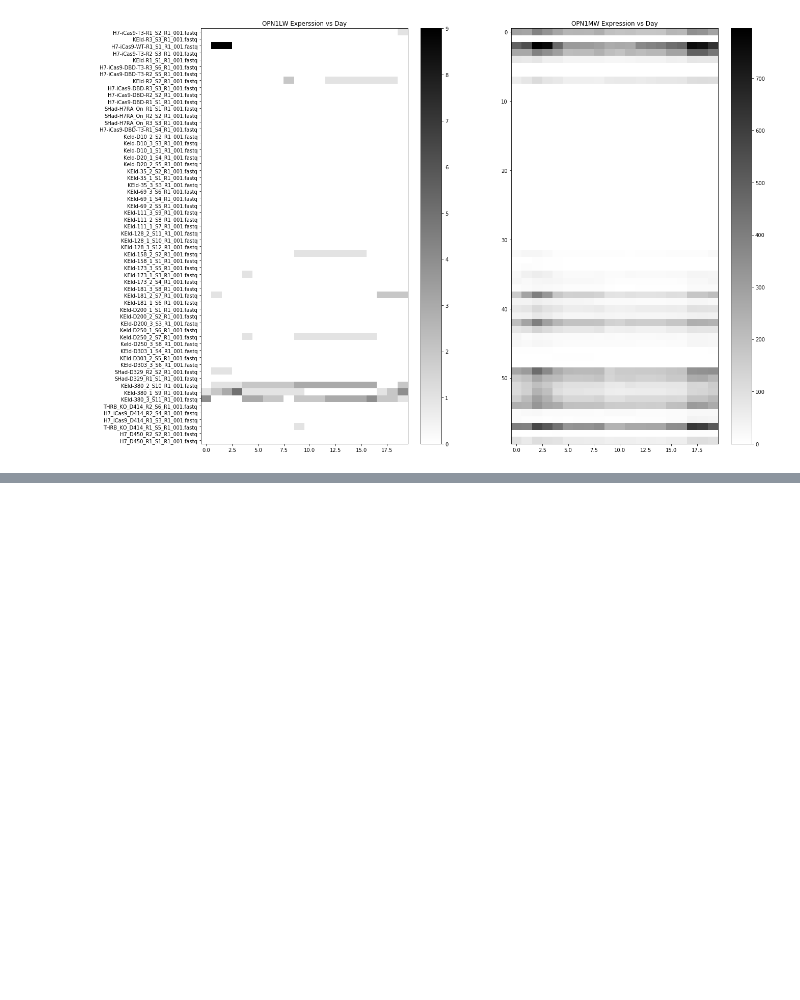
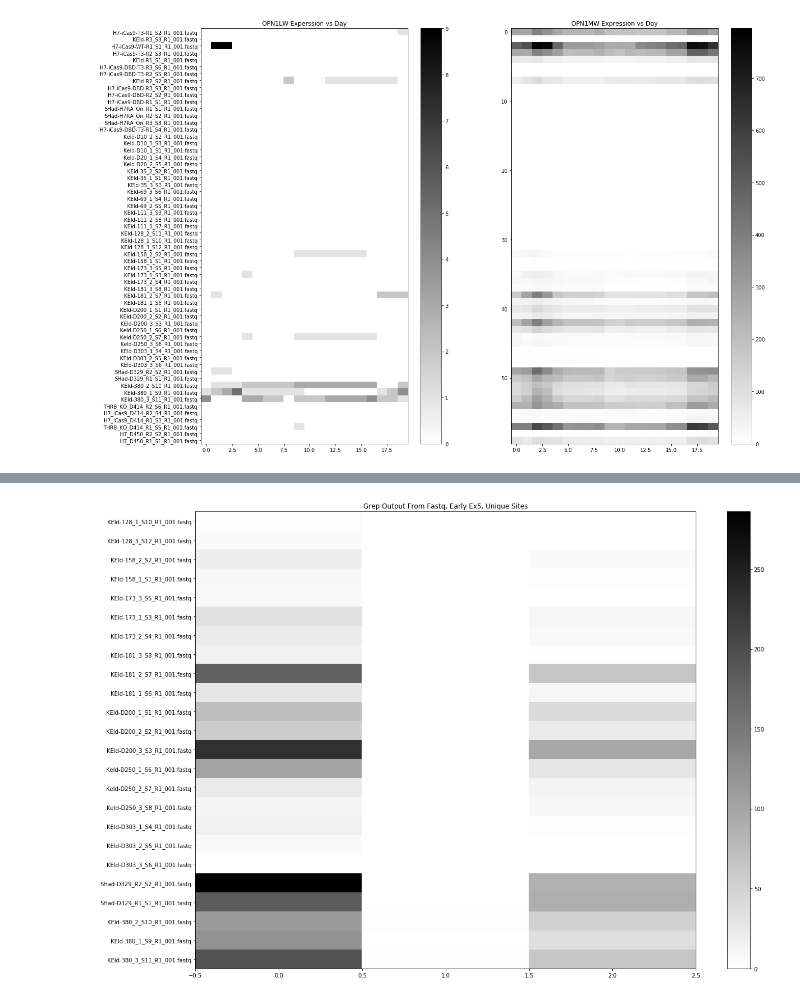
Before and after one commit to bbrener1/johnston_retina, a Jupyter notebook: notebook/processing.ipynb, the cells around one changed output, grey strips where cells are left out. Drawn from its saved outputs; the diff is of its cells as text; code cells hidden in the pictures; blank space fills up the shorter version.

```diff
--- a/notebook/processing.ipynb
+++ b/notebook/processing.ipynb
@@ -257,0 +315,33 @@ print(len(sample_order))
+# %%
+# We would like to sanity-check our pileups via a direct grep of the underlying FASTQ files:
+
+# Here are sequences we'd like to grep for, note we are grepping for reverse complement of ref:
+
+# Exon 5 beginning (non-unique):
+# Reference sequence: GTGGCAAAGCAGCAG
+ex5e = 'CTGCTGCTTTGCCAC'
+
+# Exon 5, first 3 unique sites:
+# LW reference: ATCTTTGCGTACTGC
+# MW reference: GTCCTGGCATTCTGC
+ex5ulw = 'GCAGTACGCAAAGAT'
+ex5umw = 'GCAGAATGCCAGGAC'
+
+!cat ../../raw_data/raw_data/KEld-181_3_S8_R1_001.fastq | grep -F {ex5umw}
+grep_table = np.zeros((len(sample_order[30:-6]),3))
+
+for i,sample_index in enumerate(sample_order[30:-6]):
+    sample = samples[sample_index]
+    print(sample)
+
+    early = !cat ../../raw_data/raw_data/{sample} | grep -F {ex5e} | wc -l
+    lw_count = !cat ../../raw_data/raw_data/{sample} | grep -F {ex5ulw} | wc -l
+    mw_count = !cat ../../raw_data/raw_data/{sample} | grep -F {ex5umw} | wc -l
+    try:
+        grep_table[i,0] = int(early[0])
+        grep_table[i,1] = int(lw_count[0])
+        grep_table[i,2] = int(mw_count[0])
+    except:
+        print([early,lw_count,mw_count])
+        continue
+    print(grep_table[i])
@@ -257,0 +386,10 @@ print(len(sample_order))
+# %%
+fig = plt.figure(figsize=(20,15))
+
+plt.title("Grep Output From Fastq, Early Ex5, Unique Sites")
+plt.imshow(grep_table,aspect='auto',cmap='binary')
+plt.colorbar()
+plt.yticks(np.arange(24),labels=np.array(samples)[sample_order][30:-6])
+plt.show()
+# %% [output]
+[figure, added]
```
Also changed, not shown: parts of 10 cells of this notebook, 2 other files.
